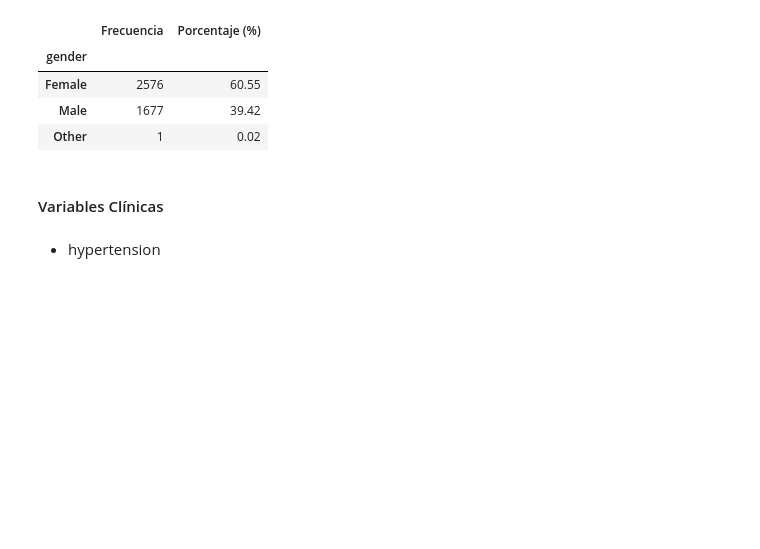
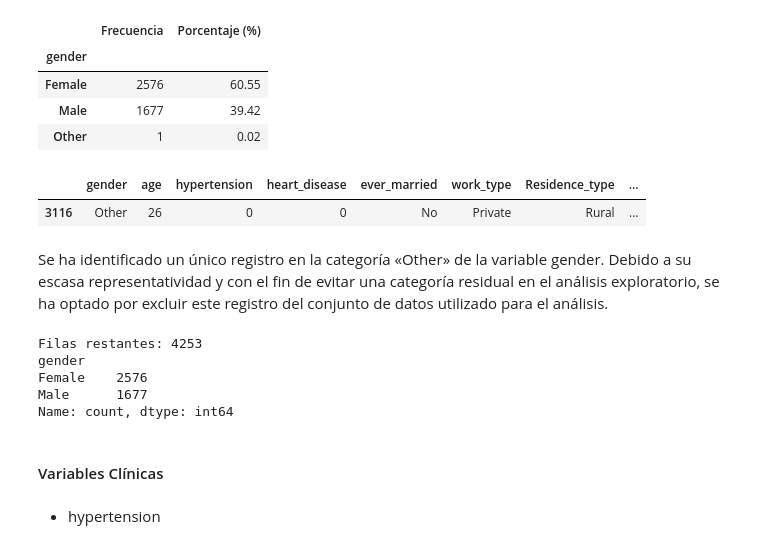
Before and after one commit to raquelmartinrodriguez/prediccion_ocurrencia_infarto_cerebral, a Jupyter notebook: prediccion_infarto_cerebral.ipynb, the cells around one changed output. Saved outputs shown, nothing was run; the diff lists cells and outputs as text; code cells hidden in the pictures; blank space fills up the shorter version.

Commit message:
Actualiza análisis exploratorio y documentación del TFM

```diff
--- a/prediccion_infarto_cerebral.ipynb
+++ b/prediccion_infarto_cerebral.ipynb
@@ -139,8 +184,8 @@ Name: count, dtype: int64
 # %%
-# 1. Crear una copia filtrada solo con adultos (18 años o más)
-df_adultos = df[df["age"] >= 18].copy()
+# Crea una copia filtrada solo con adultos (18 años o más). También elimina la columna "id" que es irrelevante para el estudio.
+df_adultos = df[df["age"] >= 18].drop(columns=["id"]).copy()
 
-# 2. Verificar las dimensiones de ambos DataFrames
+# Verifica las dimensiones de ambos DataFrames
 print(f"Filas en el DataFrame original (con menores): {df.shape[0]}")
 print(f"Filas en el DataFrame filtrado (solo adultos): {df_adultos.shape[0]}")
 print(f"Menores eliminados: {len(df) - len(df_adultos)}")
@@ -219,3 +264,10 @@ resumen_gender
 | Female | 2576 | 60.55 |
 | Male | 1677 | 39.42 |
 | Other | 1 | 0.02 |
+# %%
+df_adultos[df_adultos["gender"] == "Other"]
+# %% [output]
+|  | gender | age | hypertension | heart_disease | ever_married | work_type | Residence_type | ... |
+| 3116 | Other | 26 | 0 | 0 | No | Private | Rural | ... |
+# %% [markdown]
+Se ha identificado un único registro en la categoría «Other» de la variable gender. Debido a su escasa representatividad y con el fin de evitar una categoría residual en el análisis exploratorio, se ha optado por excluir este registro del conjunto de datos utilizado para el análisis.
@@ -222,6 +278,15 @@ resumen_gender
+# %%
+print(f"Filas restantes: {df_adultos.shape[0]}")
+print(df_adultos["gender"].value_counts())
+# %% [output]
+Filas restantes: 4253
+gender
+Female    2576
+Male      1677
+Name: count, dtype: int64
 # %% [markdown]
 <a id="variables-clinicas"></a>
-#### <a id="seccion-1-1-2"></a>Variables Clínicas
+#### <a id="seccion-1-2-2"></a>Variables Clínicas
 # %% [markdown]
 * hypertension
 # %%
```
Also changed, not shown: parts of 92 cells of this notebook, 1 other file.
